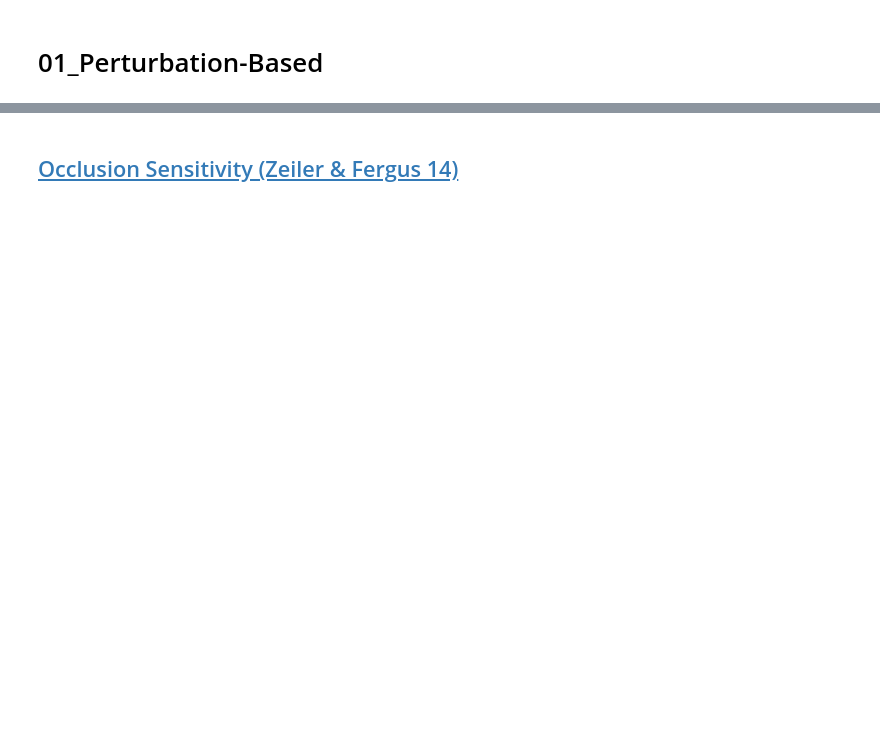
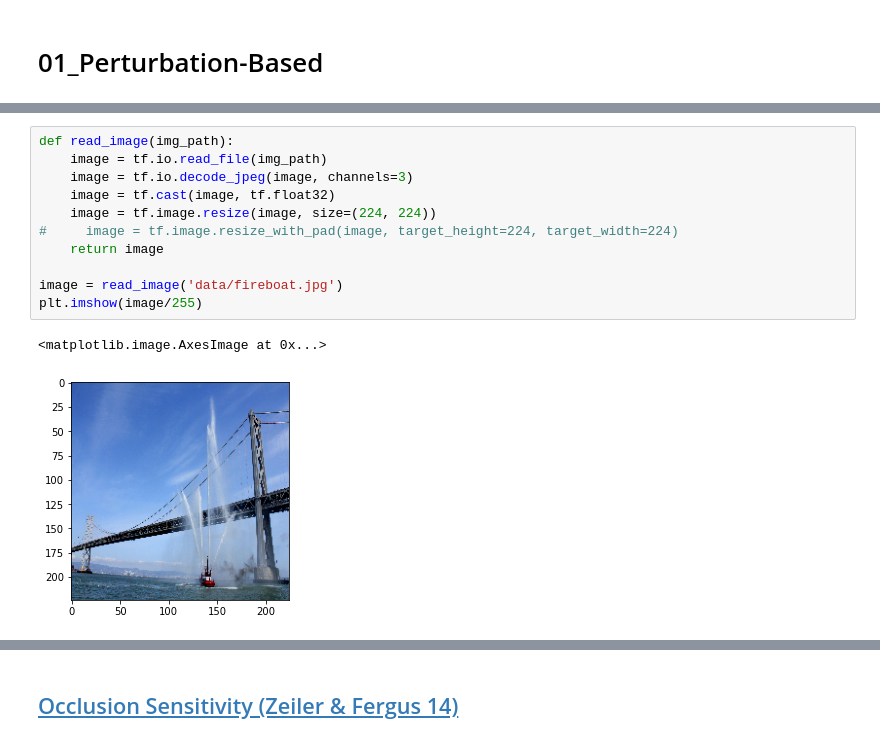
Before and after one commit to d246810g2000/Explainable_AI, a Jupyter notebook: DL/01_Perturbation-Based.ipynb, the cells around one changed output, grey strips where cells are left out. Drawn from its saved outputs; the diff is of its cells as text; blank space fills up the shorter version.

```diff
--- a/DL/01_Perturbation-Based.ipynb
+++ b/DL/01_Perturbation-Based.ipynb
@@ -22,0 +46,14 @@ plt.imshow(image/255)
+# %%
+def read_image(img_path):
+    image = tf.io.read_file(img_path)
+    image = tf.io.decode_jpeg(image, channels=3)
+    image = tf.cast(image, tf.float32)
+    image = tf.image.resize(image, size=(224, 224))
+#     image = tf.image.resize_with_pad(image, target_height=224, target_width=224)
+    return image
+
+image = read_image('data/fireboat.jpg')
+plt.imshow(image/255)
+# %% [output]
+<matplotlib.image.AxesImage at 0x...>
+[figure, added]
```
Also changed, not shown: parts of 11 cells of this notebook, 4 other files.
